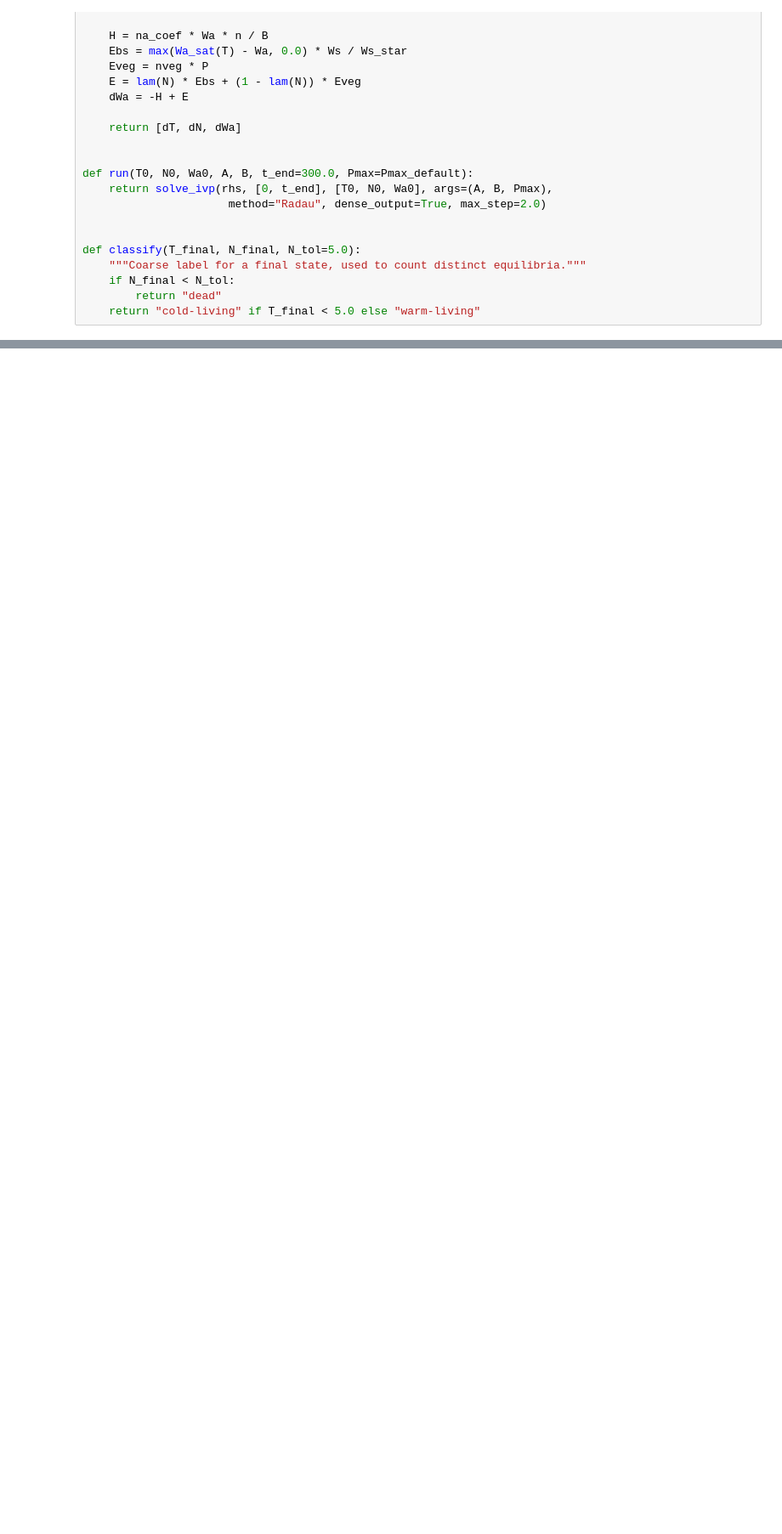
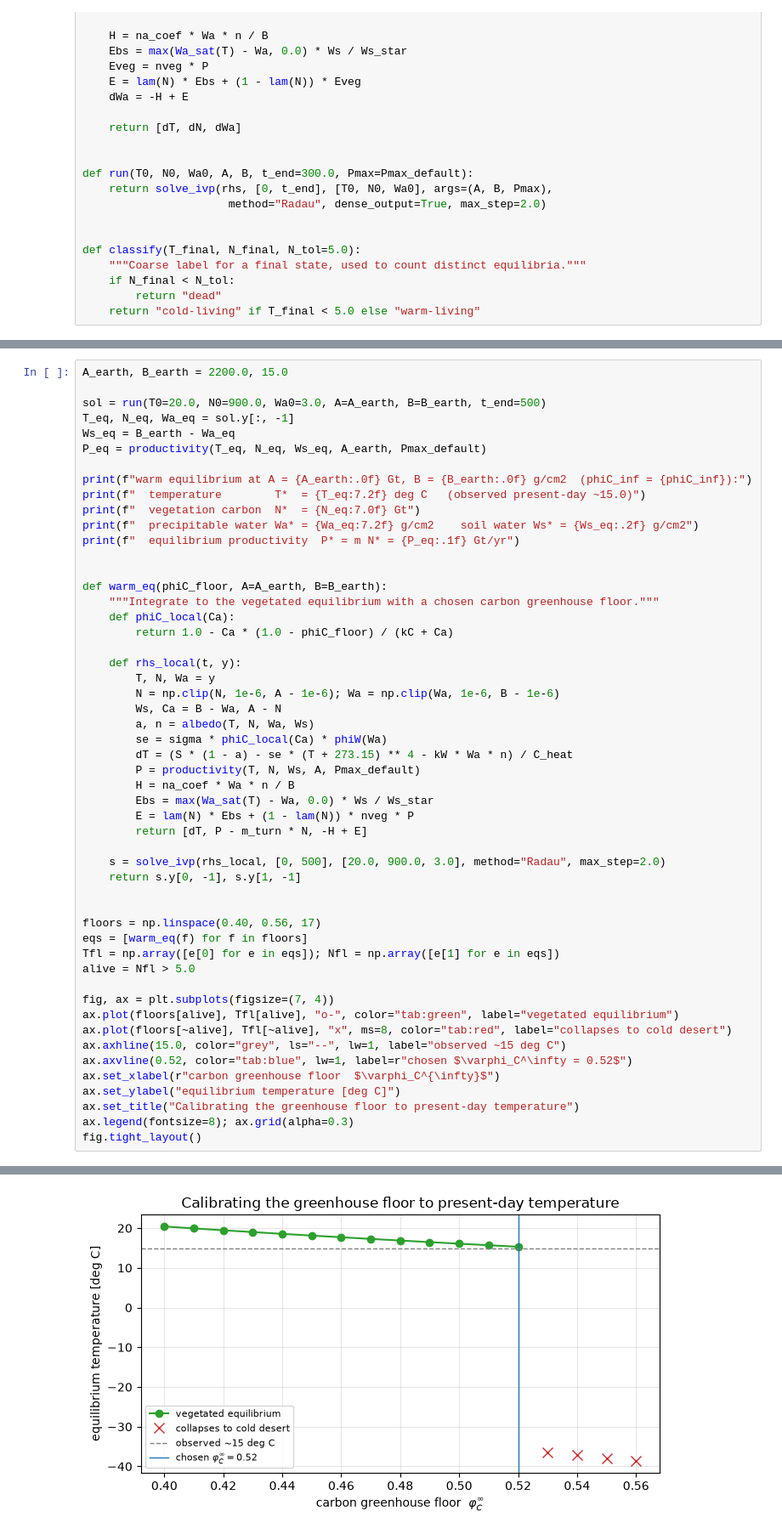
Before and after one commit to drvivekhydro/hydroclimatology, a Jupyter notebook: lecture-06-climate-vegetation-hydrology.ipynb, the cells around one changed output, grey strips where cells are left out. Shown at 85% size. Drawn from its saved outputs; the diff is of its cells as text; blank space fills up the shorter version.

```diff
--- a/lecture-06-climate-vegetation-hydrology.ipynb
+++ b/lecture-06-climate-vegetation-hydrology.ipynb
@@ -519,0 +555,53 @@ fig.tight_layout()
+# %%
+A_earth, B_earth = 2200.0, 15.0
+
+sol = run(T0=20.0, N0=900.0, Wa0=3.0, A=A_earth, B=B_earth, t_end=500)
+T_eq, N_eq, Wa_eq = sol.y[:, -1]
+Ws_eq = B_earth - Wa_eq
+P_eq = productivity(T_eq, N_eq, Ws_eq, A_earth, Pmax_default)
+
+print(f"warm equilibrium at A = {A_earth:.0f} Gt, B = {B_earth:.0f} g/cm2  (phiC_inf = {phiC_inf}):")
+print(f"  temperature        T*  = {T_eq:7.2f} deg C   (observed present-day ~15.0)")
+print(f"  vegetation carbon  N*  = {N_eq:7.0f} Gt")
+print(f"  precipitable water Wa* = {Wa_eq:7.2f} g/cm2    soil water Ws* = {Ws_eq:.2f} g/cm2")
+print(f"  equilibrium productivity  P* = m N* = {P_eq:.1f} Gt/yr")
+
+
+def warm_eq(phiC_floor, A=A_earth, B=B_earth):
+    """Integrate to the vegetated equilibrium with a chosen carbon greenhouse floor."""
+    def phiC_local(Ca):
+        return 1.0 - Ca * (1.0 - phiC_floor) / (kC + Ca)
+
+    def rhs_local(t, y):
+        T, N, Wa = y
+        N = np.clip(N, 1e-6, A - 1e-6); Wa = np.clip(Wa, 1e-6, B - 1e-6)
+        Ws, Ca = B - Wa, A - N
+        a, n = albedo(T, N, Wa, Ws)
+        se = sigma * phiC_local(Ca) * phiW(Wa)
+        dT = (S * (1 - a) - se * (T + 273.15) ** 4 - kW * Wa * n) / C_heat
+        P = productivity(T, N, Ws, A, Pmax_default)
+        H = na_coef * Wa * n / B
+        Ebs = max(Wa_sat(T) - Wa, 0.0) * Ws / Ws_star
+        E = lam(N) * Ebs + (1 - lam(N)) * nveg * P
+        return [dT, P - m_turn * N, -H + E]
+
+    s = solve_ivp(rhs_local, [0, 500], [20.0, 900.0, 3.0], method="Radau", max_step=2.0)
+    return s.y[0, -1], s.y[1, -1]
+
+
+floors = np.linspace(0.40, 0.56, 17)
+eqs = [warm_eq(f) for f in floors]
+Tfl = np.array([e[0] for e in eqs]); Nfl = np.array([e[1] for e in eqs])
+alive = Nfl > 5.0
+
+fig, ax = plt.subplots(figsize=(7, 4))
+ax.plot(floors[alive], Tfl[alive], "o-", color="tab:green", label="vegetated equilibrium")
+ax.plot(floors[~alive], Tfl[~alive], "x", ms=8, color="tab:red", label="collapses to cold desert")
+ax.axhline(15.0, color="grey", ls="--", lw=1, label="observed ~15 deg C")
+ax.axvline(0.52, color="tab:blue", lw=1, label=r"chosen $\varphi_C^\infty = 0.52$")
+ax.set_xlabel(r"carbon greenhouse floor  $\varphi_C^{\infty}$")
+ax.set_ylabel("equilibrium temperature [deg C]")
+ax.set_title("Calibrating the greenhouse floor to present-day temperature")
+ax.legend(fontsize=8); ax.grid(alpha=0.3)
+fig.tight_layout()
+# %% [output]
@@ -520,3 +613,4 @@ fig.tight_layout()
+[figure, added]
 # %% [markdown]
 ## 7) Basins of attraction depend on the total amount of carbon
 
```
Also changed, not shown: parts of 15 cells of this notebook.
